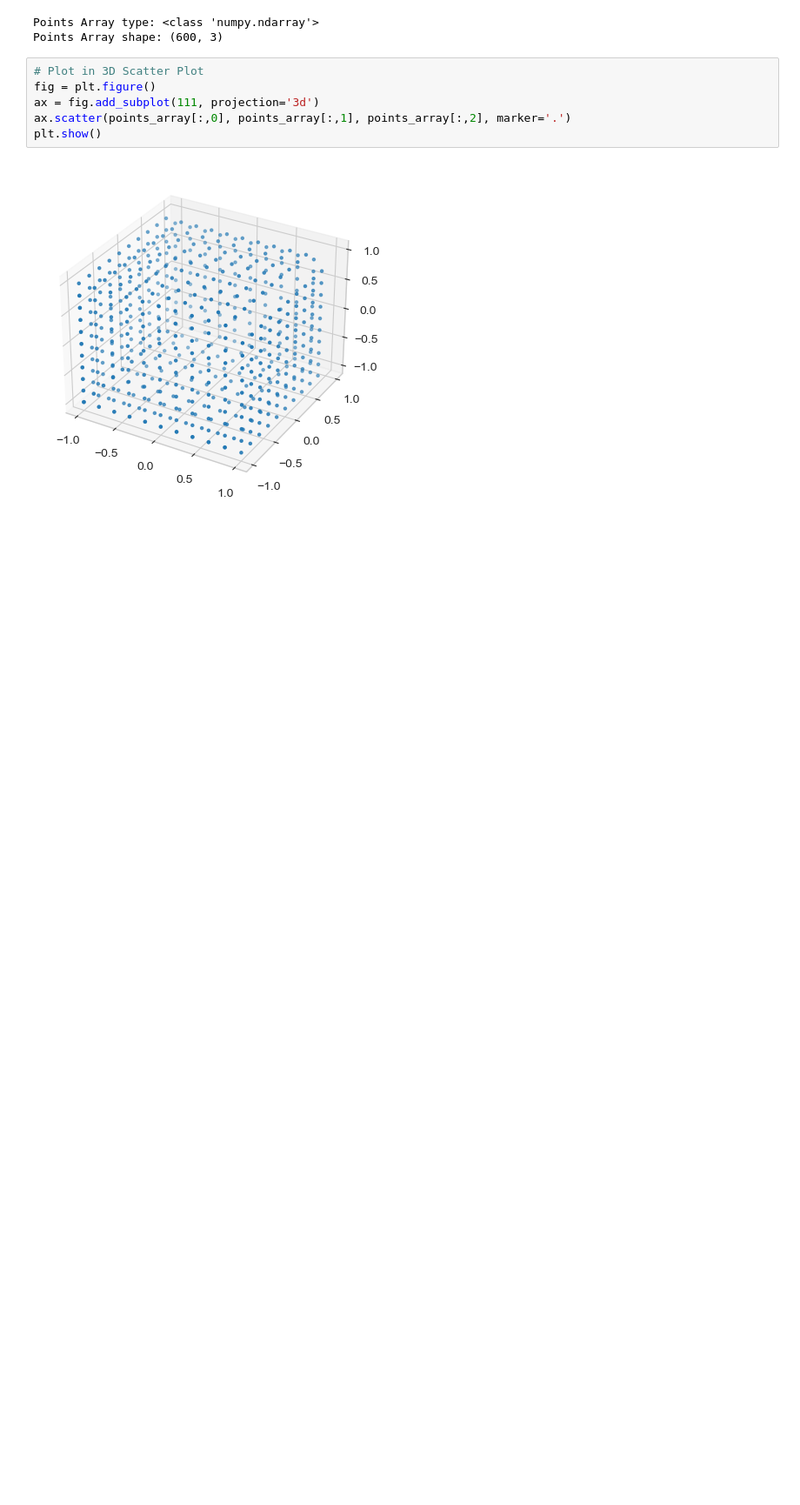
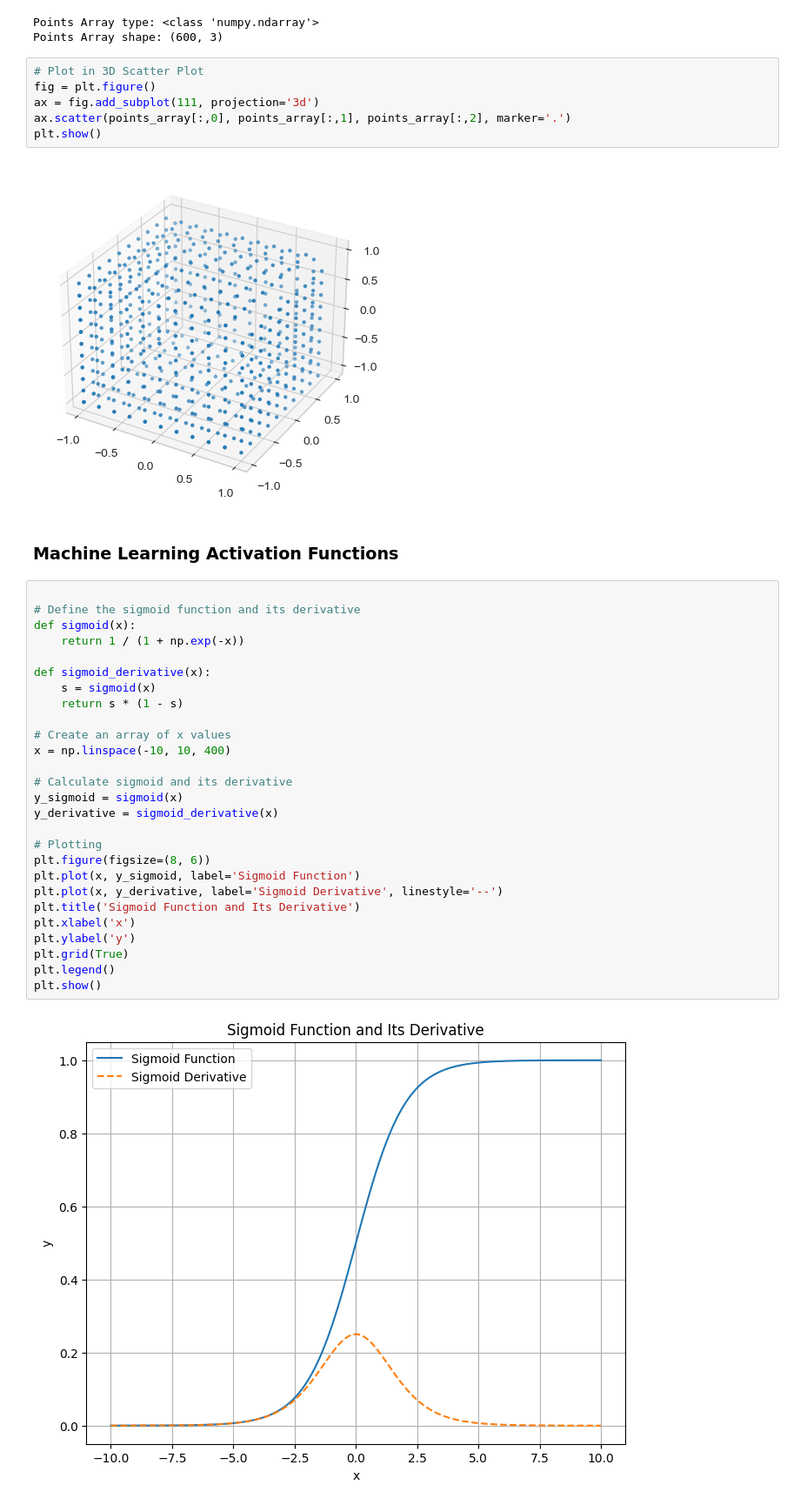
Before and after one commit to jarix/Python_Snippets, a Jupyter notebook: matplotlib_101.ipynb, the cells around one changed output. Shown at 87% size. Drawn from its saved outputs; the diff is of its cells as text; blank space fills up the shorter version.

Commit message:
More sample plots

```diff
--- a/matplotlib_101.ipynb
+++ b/matplotlib_101.ipynb
@@ -337,3 +337,34 @@ ax.scatter(points_array[:,0], points_array[:,1], points_array[:,2], marker='.')
 plt.show()
 # %% [output]
 [figure]
+# %% [markdown]
+### Machine Learning Activation Functions
+# %%
+
+# Define the sigmoid function and its derivative
+def sigmoid(x):
+    return 1 / (1 + np.exp(-x))
+
+def sigmoid_derivative(x):
+    s = sigmoid(x)
+    return s * (1 - s)
+
+# Create an array of x values
+x = np.linspace(-10, 10, 400)
+
+# Calculate sigmoid and its derivative
+y_sigmoid = sigmoid(x)
+y_derivative = sigmoid_derivative(x)
+
+# Plotting
+plt.figure(figsize=(8, 6))
+plt.plot(x, y_sigmoid, label='Sigmoid Function')
+plt.plot(x, y_derivative, label='Sigmoid Derivative', linestyle='--')
+plt.title('Sigmoid Function and Its Derivative')
+plt.xlabel('x')
+plt.ylabel('y')
+plt.grid(True)
+plt.legend()
+plt.show()
+# %% [output]
+[figure, added]
```
Also changed, not shown: parts of 4 cells of this notebook.
